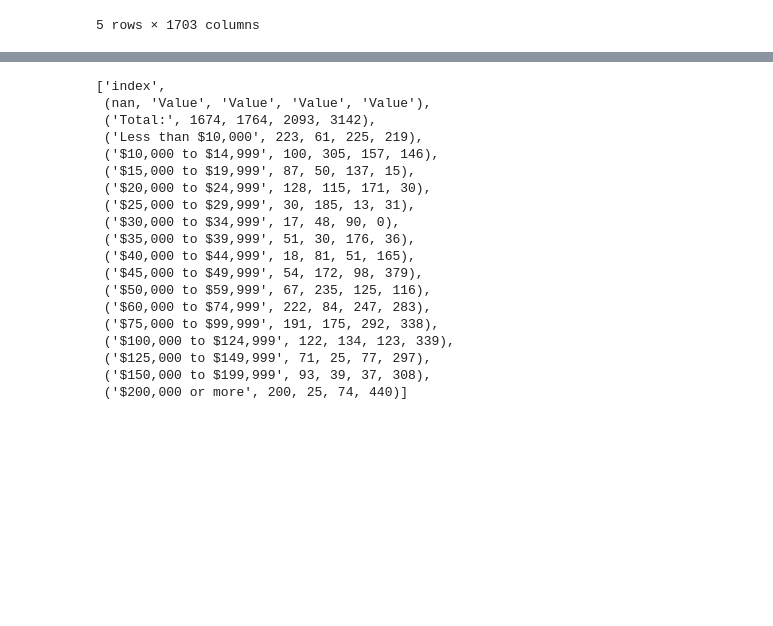
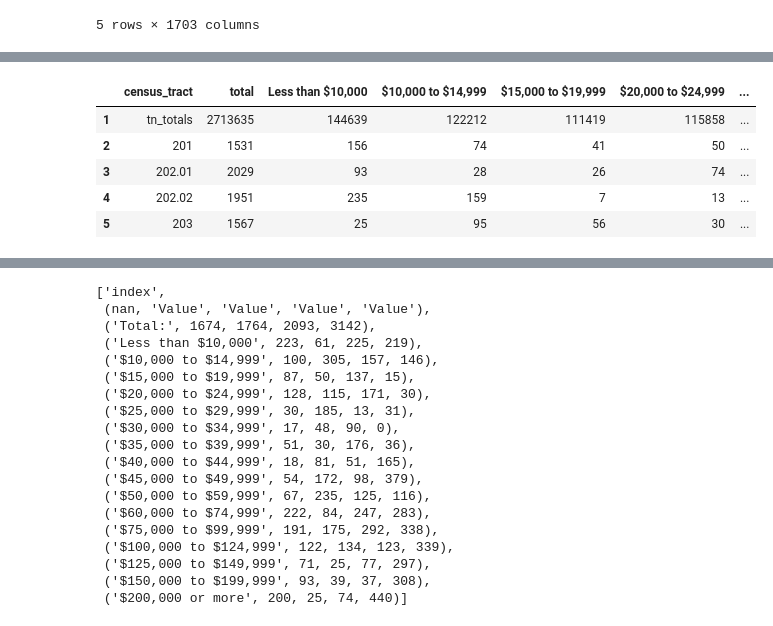
Before and after one commit to marthahunter/food-access, a Jupyter notebook: notebooks/1_food_access_data_cleaning.ipynb, the cells around one changed output, grey strips where cells are left out. Drawn from its saved outputs; the diff is of its cells as text; code cells hidden in the pictures; blank space fills up the shorter version.

```diff
--- a/notebooks/1_food_access_data_cleaning.ipynb
+++ b/notebooks/1_food_access_data_cleaning.ipynb
@@ -287,3 +304,17 @@ census_df_clean_test.columns.values.tolist()
+# %%
+census_df_clean_test = census_df_clean_test.rename(columns={'header': 'census_tract', 'Total:': 'total'})
+census_df_clean_test.head()
+# census_df_clean = census_df_clean.rename(columns={list(census_df_clean)[1]: 'value'}, inplace=True)
+# drugInfo.rename(columns = {list(drugInfo)[1]: 'col_1_new_name'}, inplace = True)
+# https://stackoverflow.com/questions/26336251/rename-a-single-pandas-dataframe-column-without-knowing-column-name
+# , 2: 'less_than_10k', 3: '10_to_14.999k',4: '15_to_19.999k',5:'20_to_24.999k',6:'25_to_29.999k',7:'30_to_34.999k',8:'35_to_39.999k',9:'40_to_44.999k',10:'45_to_49.999k',11:'50_to_59.999k',12:'60_to_74.999k', 13:'75_to_99.999k',14:'100_to_124.999k',15:'125_to_149.999k',16:'150_to_199.999k',17:'200k_or_more'
+# %% [output]
+|  | census_tract | total | Less than $10,000 | $10,000 to $14,999 | $15,000 to $19,999 | $20,000 to $24,999 | ... |
+| 1 | tn_totals | 2713635 | 144639 | 122212 | 111419 | 115858 | ... |
+| 2 | 201 | 1531 | 156 | 74 | 41 | 50 | ... |
+| 3 | 202.01 | 2029 | 93 | 28 | 26 | 74 | ... |
+| 4 | 202.02 | 1951 | 235 | 159 | 7 | 13 | ... |
+| 5 | 203 | 1567 | 25 | 95 | 56 | 30 | ... |
 # %%
 # # https://pandas.pydata.org/docs/reference/api/pandas.DataFrame.transpose.html
 # # https://stackoverflow.com/questions/38148877/how-to-remove-the-extra-row-or-column-after-transpose-in-pandas
```
Also changed, not shown: parts of 5 cells of this notebook.
